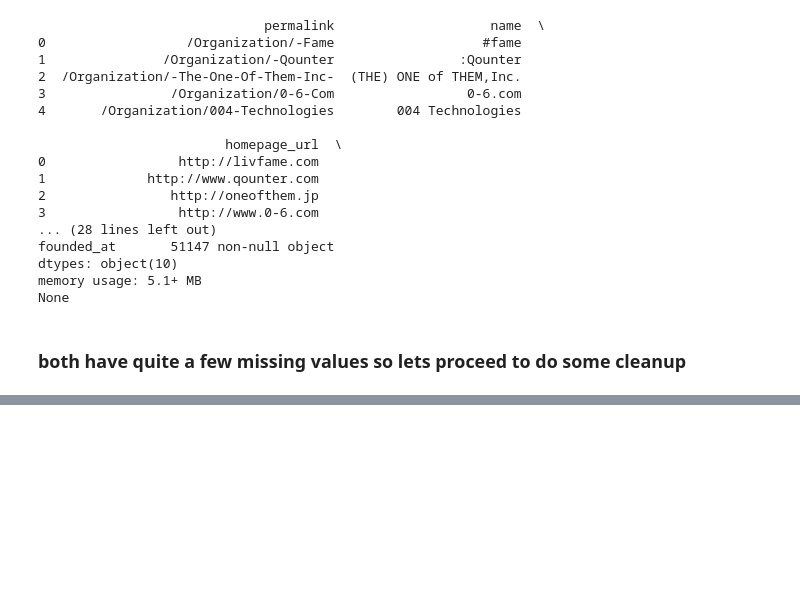
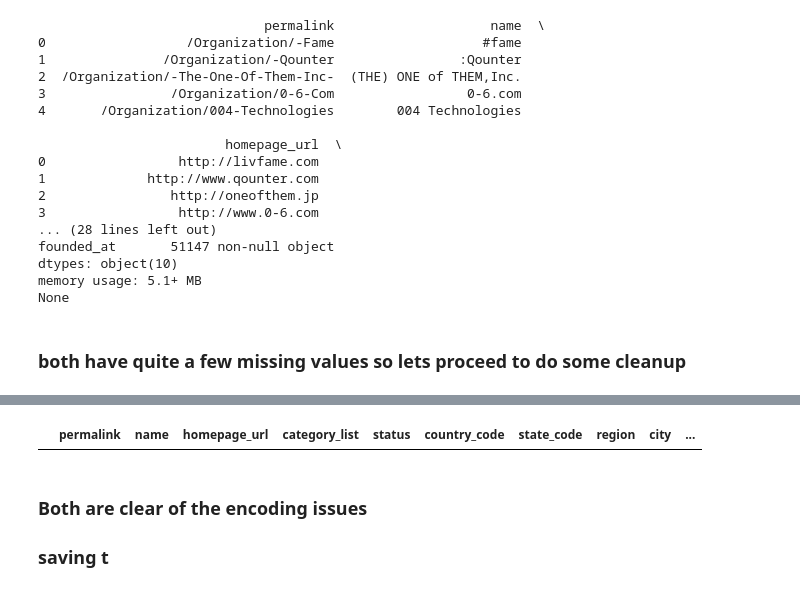
Before and after one commit to sousablde/Investment-trends-Crunchbase, a Jupyter notebook: Untitled.ipynb, the cells around one changed output, grey strips where cells are left out. Cells and saved outputs as stored; diff of their text form; code cells hidden in the pictures; blank space fills up the shorter version.

```diff
--- a/Untitled.ipynb
+++ b/Untitled.ipynb
@@ -81,0 +221,12 @@ None
+# %%
+#remove encoding
+companies['permalink'] = companies.permalink.str.encode('utf-8').str.decode('ascii', 'ignore')
+# %%
+# companies present in companies df but not in rounds df
+companies.loc[~companies['permalink'].isin(funding_rounds['company_permalink']), :]
+# %% [output]
+|  | permalink | name | homepage_url | category_list | status | country_code | state_code | region | city | ... |
+# %% [markdown]
+### Both are clear of the encoding issues
+
+### saving t
```
Also changed, not shown: parts of 16 cells of this notebook.
